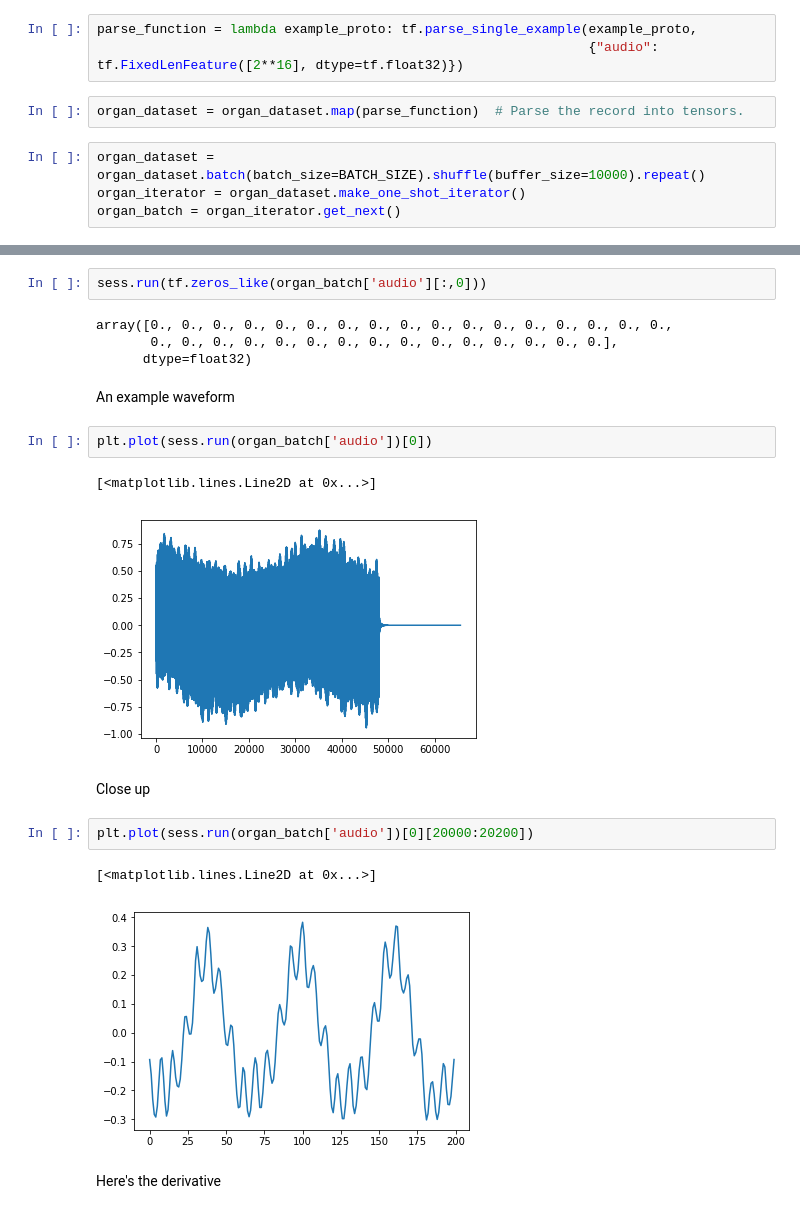
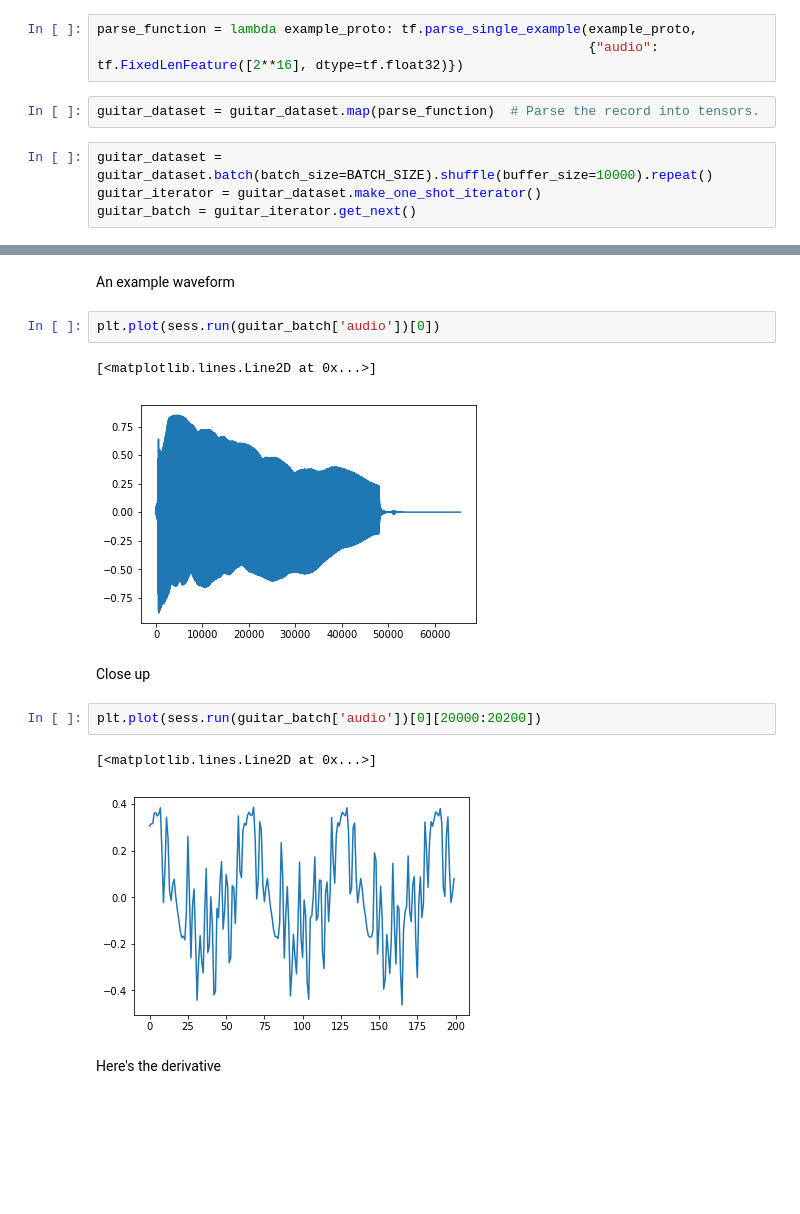
Before and after one commit to AustenLamacraft/audio-mps, a Jupyter notebook: notebooks/testing-AudioMPS.ipynb, the cells around one changed output, grey strips where cells are left out. Saved outputs shown, nothing was run; the diff lists cells and outputs as text; blank space fills up the shorter version.

```diff
--- a/notebooks/testing-AudioMPS.ipynb
+++ b/notebooks/testing-AudioMPS.ipynb
@@ -21,9 +21,9 @@ organ_dataset = tf.data.TFRecordDataset('../data/organ.tfrecords')
 parse_function = lambda example_proto: tf.parse_single_example(example_proto,
                                                                {"audio": tf.FixedLenFeature([2**16], dtype=tf.float32)})
 # %%
-organ_dataset = organ_dataset.map(parse_function)  # Parse the record into tensors.
+guitar_dataset = guitar_dataset.map(parse_function)  # Parse the record into tensors.
 # %%
-organ_dataset = organ_dataset.batch(batch_size=BATCH_SIZE).shuffle(buffer_size=10000).repeat()
-organ_iterator = organ_dataset.make_one_shot_iterator()
-organ_batch = organ_iterator.get_next()
+guitar_dataset = guitar_dataset.batch(batch_size=BATCH_SIZE).shuffle(buffer_size=10000).repeat()
+guitar_iterator = guitar_dataset.make_one_shot_iterator()
+guitar_batch = guitar_iterator.get_next()
 # %%
@@ -31,25 +31,19 @@ organ_batch['audio']
 # %% [output]
 <tf.Tensor 'IteratorGetNext:0' shape=(?, 65536) dtype=float32>
-# %%
-sess.run(tf.zeros_like(organ_batch['audio'][:,0]))
-# %% [output]
-array([0., 0., 0., 0., 0., 0., 0., 0., 0., 0., 0., 0., 0., 0., 0., 0., 0.,
-       0., 0., 0., 0., 0., 0., 0., 0., 0., 0., 0., 0., 0., 0., 0.],
-      dtype=float32)
 # %% [markdown]
 An example waveform
 # %%
-plt.plot(sess.run(organ_batch['audio'])[0])
+plt.plot(sess.run(guitar_batch['audio'])[0])
 # %% [output]
 [<matplotlib.lines.Line2D at 0x...>]
-[figure, old version]
+[figure, new version]
 # %% [markdown]
 Close up
 # %%
-plt.plot(sess.run(organ_batch['audio'])[0][20000:20200])
+plt.plot(sess.run(guitar_batch['audio'])[0][20000:20200])
 # %% [output]
 [<matplotlib.lines.Line2D at 0x...>]
-[figure, old version]
+[figure, new version]
 # %% [markdown]
 Here's the derivative
 # %%
```
Also changed, not shown: parts of 19 cells of this notebook, 22 other files.
